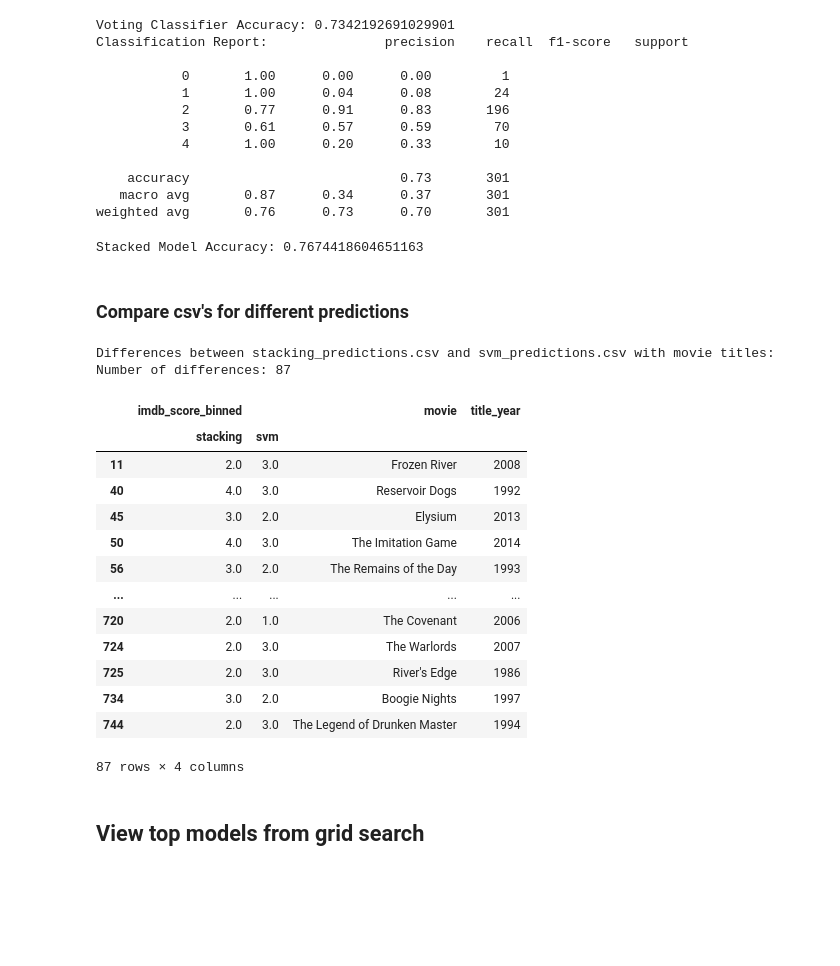
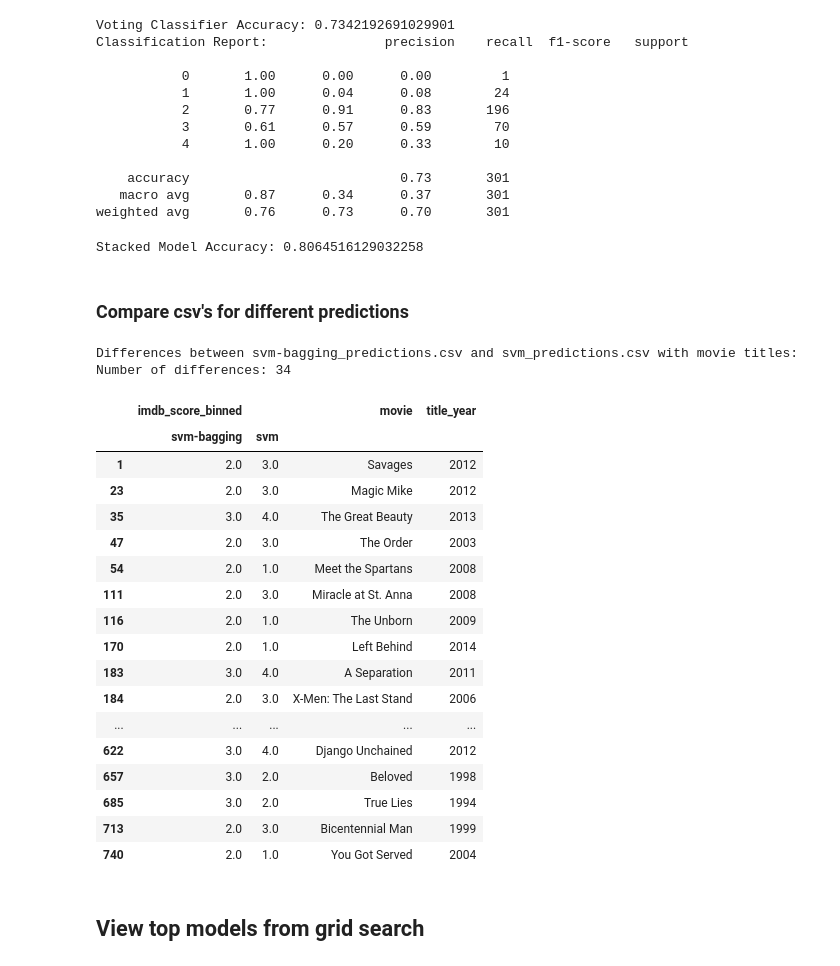
Before and after one commit to JZYNX/ML-assignment-2, a Jupyter notebook: COMP30027-Project2.ipynb, the cells around one changed output. Drawn from its saved outputs; the diff is of its cells as text; code cells hidden in the pictures; blank space fills up the shorter version.

```diff
--- a/COMP30027-Project2.ipynb
+++ b/COMP30027-Project2.ipynb
@@ -1104,7 +1089,6 @@ prediction_df = pd.DataFrame({'id': range(1, len(ensemble_predictions) + 1), 'im
 prediction_df.to_csv('ensemble_predictions.csv', index=False)
 # %%
 base_models = [
-    ('knn', knn_best_model),
     ('svm', svm_best_model),
     ('rf', rf_best_model),
     ('logreg', reg_best_model)
@@ -1129,55 +1113,59 @@ prediction_df = pd.DataFrame({'id': range(1, len(stacking_predictions) + 1), 'im
 # Write the predictions to a CSV file
 prediction_df.to_csv('stacking_predictions.csv', index=False)
 # %% [output]
-Stacked Model Accuracy: 0.7674418604651163
+Stacked Model Accuracy: 0.8064516129032258
 # %% [markdown]
 ### Compare csv's for different predictions
 # %%
-csv1 = 'stacking_predictions.csv'
+csv1 = 'svm-bagging_predictions.csv'
 csv2 = 'svm_predictions.csv'
 
 df1_name = csv1.split('_')[0]
 df2_name = csv2.split('_')[0]
 
 # Read the first CSV file
 df1 = pd.read_csv(csv1)
 
 # Read the second CSV file
 df2 = pd.read_csv(csv2)
 
 # Compare the two DataFrames
 differences = df1.compare(df2)
 differences = differences.rename(columns={'self': df1_name, 'other': df2_name})
 
 # Print the differences
 print("Differences between", csv1, "and", csv2, "with movie titles:")
 print("Number of differences:", len(differences))
 
 movie_titles = pd.read_csv("project_data/test_dataset.csv").loc[differences.index, 'movie_title']
 title_years = pd.read_csv("project_data/test_dataset.csv").loc[differences.index, 'title_year']
 
 differences['movie'] = movie_titles
 differences['title_year'] = title_years
 
 # Join movie titles to differences DataFrame
 display(differences)
 # %% [output]
-Differences between stacking_predictions.csv and svm_predictions.csv with movie titles:
-Number of differences: 87
+Differences between svm-bagging_predictions.csv and svm_predictions.csv with movie titles:
+Number of differences: 34
 |  | imdb_score_binned |  | movie | title_year |
-|  | stacking | svm |  |  |
-| 11 | 2.0 | 3.0 | Frozen River | 2008 |
-| 40 | 4.0 | 3.0 | Reservoir Dogs | 1992 |
-| 45 | 3.0 | 2.0 | Elysium | 2013 |
-| 50 | 4.0 | 3.0 | The Imitation Game | 2014 |
-| 56 | 3.0 | 2.0 | The Remains of the Day | 1993 |
+|  | svm-bagging | svm |  |  |
+| 1 | 2.0 | 3.0 | Savages | 2012 |
+| 23 | 2.0 | 3.0 | Magic Mike | 2012 |
+| 35 | 3.0 | 4.0 | The Great Beauty | 2013 |
+| 47 | 2.0 | 3.0 | The Order | 2003 |
+| 54 | 2.0 | 1.0 | Meet the Spartans | 2008 |
+| 111 | 2.0 | 3.0 | Miracle at St. Anna | 2008 |
+| 116 | 2.0 | 1.0 | The Unborn | 2009 |
+| 170 | 2.0 | 1.0 | Left Behind | 2014 |
+| 183 | 3.0 | 4.0 | A Separation | 2011 |
+| 184 | 2.0 | 3.0 | X-Men: The Last Stand | 2006 |
 | ... | ... | ... | ... | ... |
-| 720 | 2.0 | 1.0 | The Covenant | 2006 |
-| 724 | 2.0 | 3.0 | The Warlords | 2007 |
-| 725 | 2.0 | 3.0 | River's Edge | 1986 |
-| 734 | 3.0 | 2.0 | Boogie Nights | 1997 |
-| 744 | 2.0 | 3.0 | The Legend of Drunken Master | 1994 |
+| 622 | 3.0 | 4.0 | Django Unchained | 2012 |
+| 657 | 3.0 | 2.0 | Beloved | 1998 |
+| 685 | 3.0 | 2.0 | True Lies | 1994 |
+| 713 | 2.0 | 3.0 | Bicentennial Man | 1999 |
+| 740 | 2.0 | 1.0 | You Got Served | 2004 |
-87 rows × 4 columns
 # %% [markdown]
 ## View top models from grid search
 # %%
```
Also changed, not shown: parts of 19 cells of this notebook, 5 other files.
